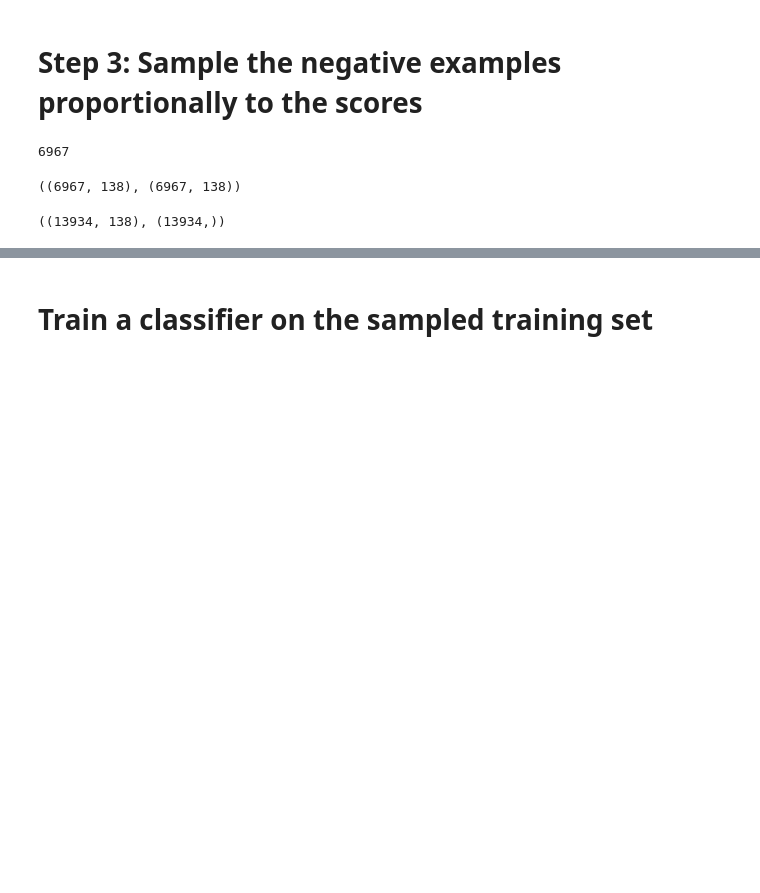
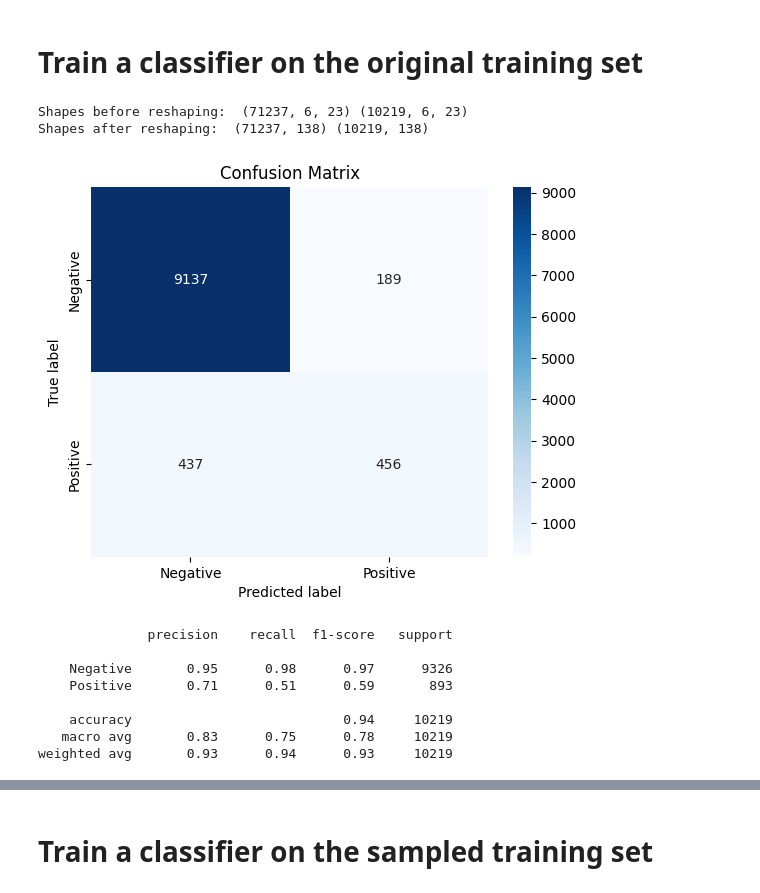
Before and after one commit to NietoCurcio/atmoseer, a Jupyter notebook: notebooks/imbalanced-learn.ipynb, the cells around one changed output, grey strips where cells are left out. Drawn from its saved outputs; the diff is of its cells as text; code cells hidden in the pictures; blank space fills up the shorter version.

```diff
--- a/notebooks/imbalanced-learn.ipynb
+++ b/notebooks/imbalanced-learn.ipynb
@@ -118,30 +84,16 @@ Correct labels for the first 5 negative examples: [0. 0. 0. 0. 0.]
-# %% [markdown]
-# Step 3: Sample the negative examples proportionally to the scores
-# %%
-import numpy as np
-
-# Create an array of indices corresponding to X_balanced_negative
-indices = np.arange(len(X_balanced_negative))
-
-# Normalize the probabilities to sum to 1
-y_proba_normalized = y_proba_negative / np.sum(y_proba_negative)
-
-# Sample the indices using the probabilities from y_proba
-sampled_indices = np.random.choice(indices, size=num_positive_examples, replace=False, p=y_proba_normalized)
-
-# Use the sampled indices to get a subset of X_balanced
-X_sampled_negative = X_balanced_negative[sampled_indices]
-
-len(X_sampled_negative)
-# %% [output]
-6967
-# %%
-positive_examples.shape, X_sampled_negative.shape
-# %% [output]
-((6967, 138), (6967, 138))
-# %%
-X_train_sampled = np.concatenate((positive_examples, X_sampled_negative))
-y_train_sampled = np.concatenate((np.ones(desired_num_examples), np.zeros(desired_num_examples)))
-X_train_sampled.shape, y_train_sampled.shape
-# %% [output]
-((13934, 138), (13934,))
+# %% [markdown]
+# Train a classifier on the original training set
+# %%
+train_and_test_classifier(X_train, y_train, X_test, y_test)
+# %% [output]
+Shapes before reshaping:  (71237, 6, 23) (10219, 6, 23)
+Shapes after reshaping:  (71237, 138) (10219, 138)
+[figure, added]
+              precision    recall  f1-score   support
+
+    Negative       0.95      0.98      0.97      9326
+    Positive       0.71      0.51      0.59       893
+
+    accuracy                           0.94     10219
+   macro avg       0.83      0.75      0.78     10219
+weighted avg       0.93      0.94      0.93     10219
```
Also changed, not shown: parts of 36 cells of this notebook, 7 other files.
